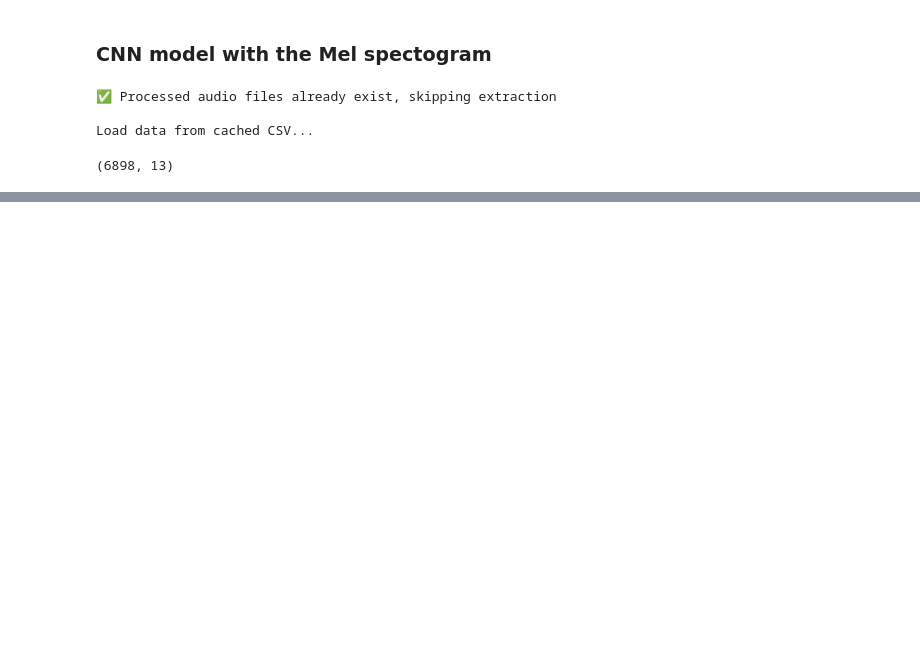
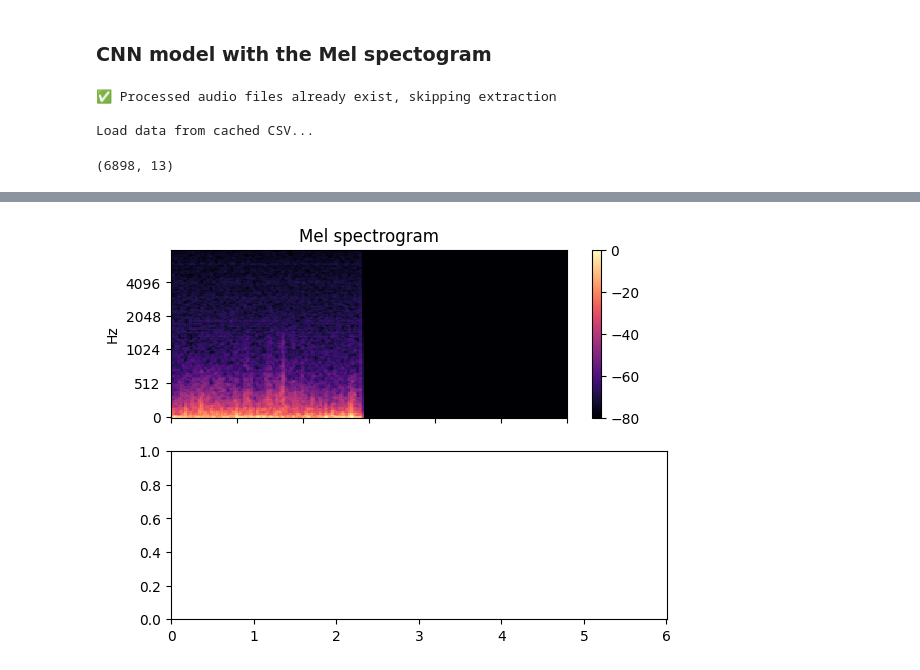
Before and after one commit to mi-mi-mia/smart-stethoscope, a Jupyter notebook: notebooks/linus_cnn.ipynb, the cells around one changed output, grey strips where cells are left out. Saved outputs shown, nothing was run; the diff lists cells and outputs as text; code cells hidden in the pictures; blank space fills up the shorter version.

```diff
--- a/notebooks/linus_cnn.ipynb
+++ b/notebooks/linus_cnn.ipynb
@@ -46,9 +56,5 @@ array(['172_2b5_Pl_mc_AKGC417L_0', '172_2b5_Pl_mc_AKGC417L_1',
 # %%
-cycle_audio_path = "preprocessed_data/audio_breathing_cycles"
-
-train_mfcc = extract_mfcc_features(train_pids, cycle_audio_path)
-test_mfcc = extract_mfcc_features(test_pids, cycle_audio_path)
-
-print("train_mfcc shape:", train_mfcc.shape)
-print("test_mfcc shape:", test_mfcc.shape)
+cycle_audio_path = "/home/sunil/code/mi-mi-mia/smart-stethoscope/preprocessed_data/padded_audio_breathing_cycles"
+train_pids_df = pd.DataFrame({'cycle_filename':train_pids})
+train_pids_df.cycle_filename[0]
 # %% [output]
@@ -55,0 +62,12 @@ IndexError: only integers, slices (`:`), ellipsis (`...`), numpy.newaxis (`None`
+# %%
+file_path = Path(cycle_audio_path) / f"{train_pids_df.cycle_filename[0]}.wav"
+
+signal, sample_rate = lb.load(file_path, sr=None)
+
+mfcc = lb.feature.mfcc(
+        y=signal,
+        sr=sample_rate,
+        #n_mfcc=n_mfcc
+        )
+
+mfcc
@@ -55,0 +89,14 @@ IndexError: only integers, slices (`:`), ellipsis (`...`), numpy.newaxis (`None`
+# %%
+S = lb.feature.melspectrogram(y=signal, sr=sample_rate, n_mels=128,
+                                   fmax=8000)
+
+#
+fig, ax = plt.subplots(nrows=2, sharex=True)
+img = lb.display.specshow(lb.power_to_db(S, ref=np.max),
+                               x_axis='time', y_axis='mel', fmax=8000,
+                               ax=ax[0])
+fig.colorbar(img, ax=[ax[0]])
+ax[0].set(title='Mel spectrogram')
+ax[0].label_outer()
+# %% [output]
+[figure, added]
```
Also changed, not shown: parts of 4 cells of this notebook.
